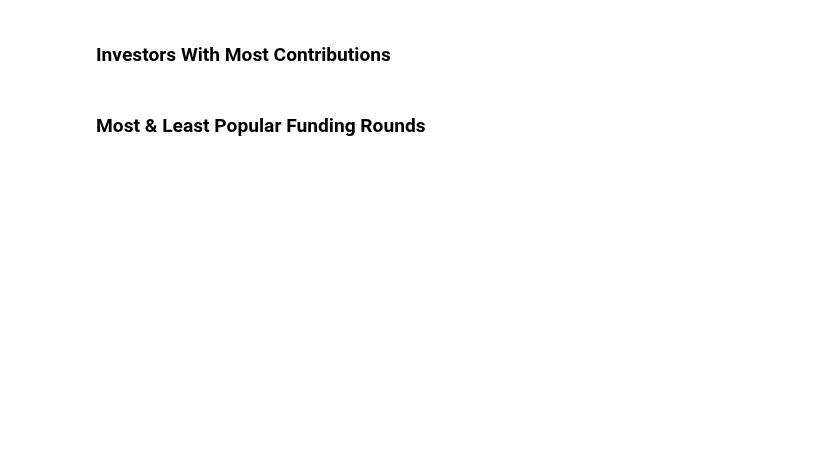
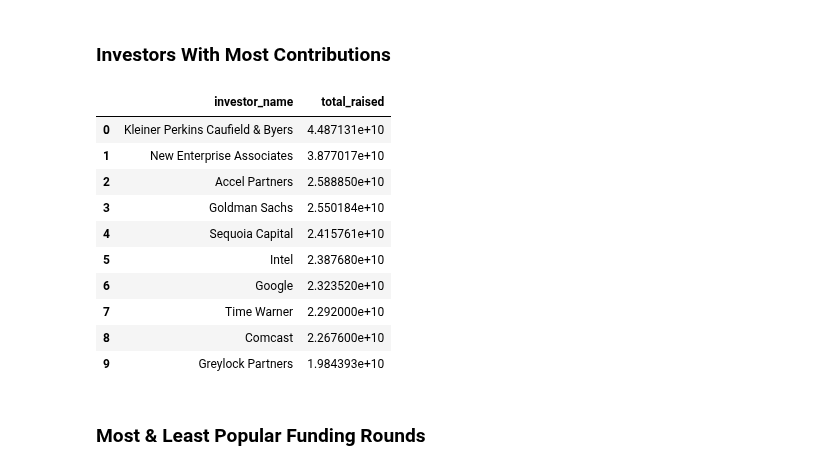
Before and after one commit to branBeckett/data-science-projects, a Jupyter notebook: startup-fundraising-deals/startup-fundraising-deals.ipynb, the cells around one changed output. Saved outputs shown, nothing was run; the diff lists cells and outputs as text; code cells hidden in the pictures; blank space fills up the shorter version.

```diff
--- a/startup-fundraising-deals/startup-fundraising-deals.ipynb
+++ b/startup-fundraising-deals/startup-fundraising-deals.ipynb
@@ -234,4 +236,25 @@ pd.read_sql(query, conn)
 # %% [markdown]
 ### Investors With Most Contributions
+# %%
+query = ("""
+    SELECT investor_name, SUM(raised_amount_usd) total_raised
+    FROM investments
+    GROUP BY investor_name
+    ORDER BY SUM(raised_amount_usd) DESC
+    LIMIT 10
+""")
+pd.read_sql(query, conn)
+# %% [output]
+|  | investor_name | total_raised |
+| 0 | Kleiner Perkins Caufield & Byers | 4.487131e+10 |
+| 1 | New Enterprise Associates | 3.877017e+10 |
+| 2 | Accel Partners | 2.588850e+10 |
+| 3 | Goldman Sachs | 2.550184e+10 |
+| 4 | Sequoia Capital | 2.415761e+10 |
+| 5 | Intel | 2.387680e+10 |
+| 6 | Google | 2.323520e+10 |
+| 7 | Time Warner | 2.292000e+10 |
+| 8 | Comcast | 2.267600e+10 |
+| 9 | Greylock Partners | 1.984393e+10 |
 # %% [markdown]
 ### Most & Least Popular Funding Rounds
```
Also changed, not shown: parts of 6 cells of this notebook.
